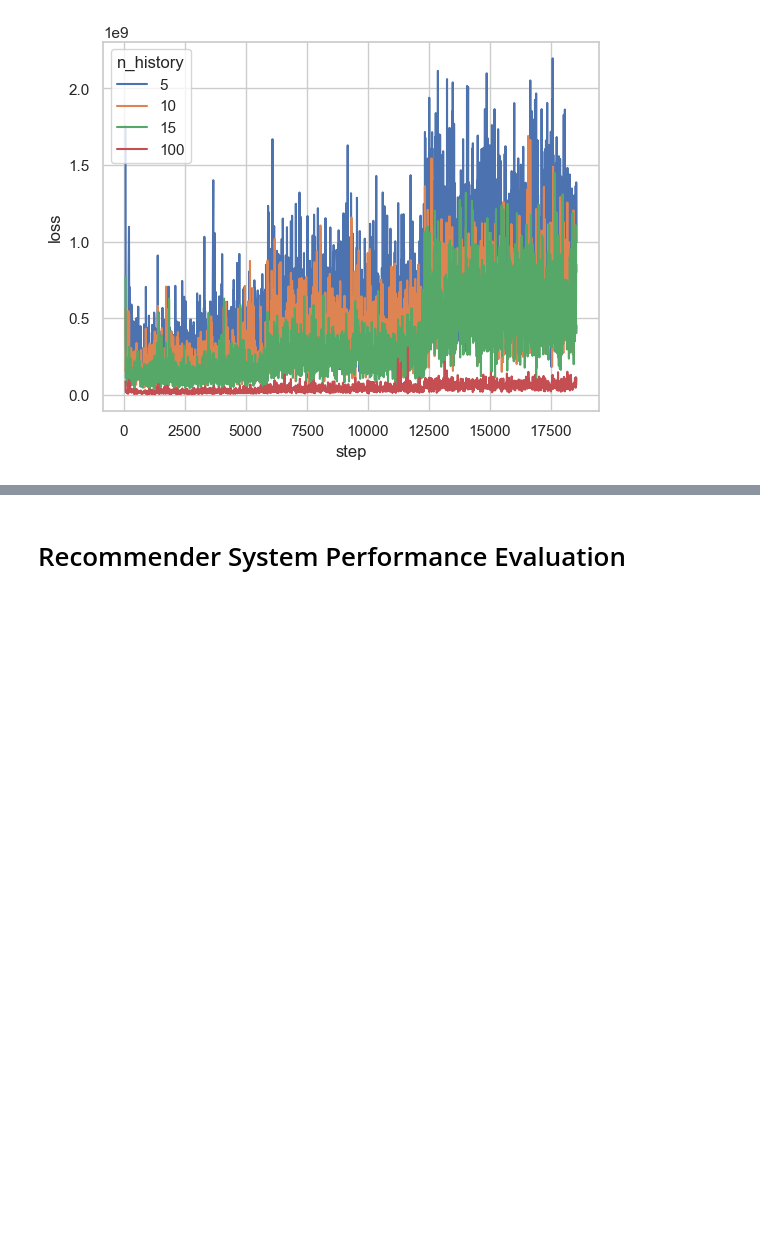
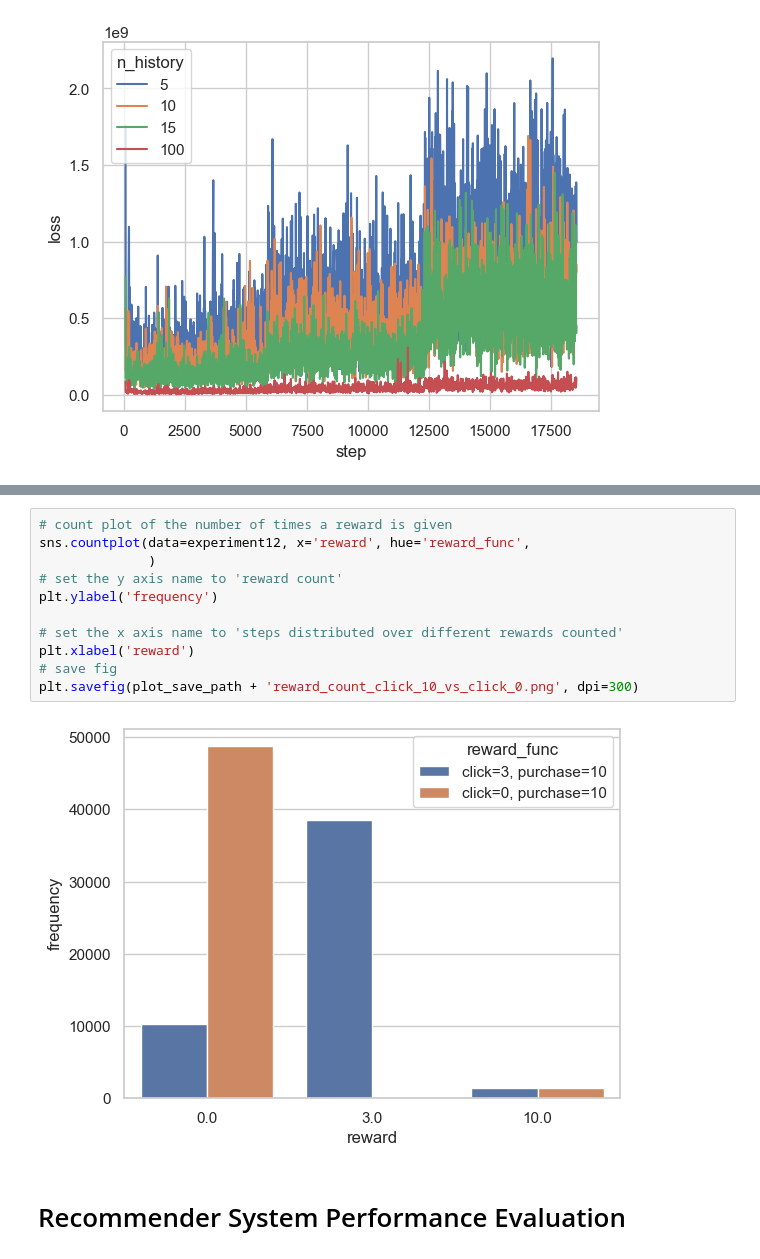
Before and after one commit to meeslindhout/Master-Thesis-Project---Cold-Start-Recommender-System-Session-based, a Jupyter notebook: results analysed.ipynb, the cells around one changed output, grey strips where cells are left out. Drawn from its saved outputs; the diff is of its cells as text; blank space fills up the shorter version.

```diff
--- a/results analysed.ipynb
+++ b/results analysed.ipynb
@@ -169,3 +285,16 @@ fig.savefig(plot_save_path + 'loss_vs_epochs_click_10_vs_click_0.png', dpi=300)
+# %%
+# count plot of the number of times a reward is given
+sns.countplot(data=experiment12, x='reward', hue='reward_func',
+              )
+# set the y axis name to 'reward count'
+plt.ylabel('frequency')
+
+# set the x axis name to 'steps distributed over different rewards counted'
+plt.xlabel('reward')
+# save fig
+plt.savefig(plot_save_path + 'reward_count_click_10_vs_click_0.png', dpi=300)
+# %% [output]
+[figure, added]
 # %% [markdown]
 # Recommender System Performance Evaluation
 # %% [markdown]
```
Also changed, not shown: parts of 17 cells of this notebook.
